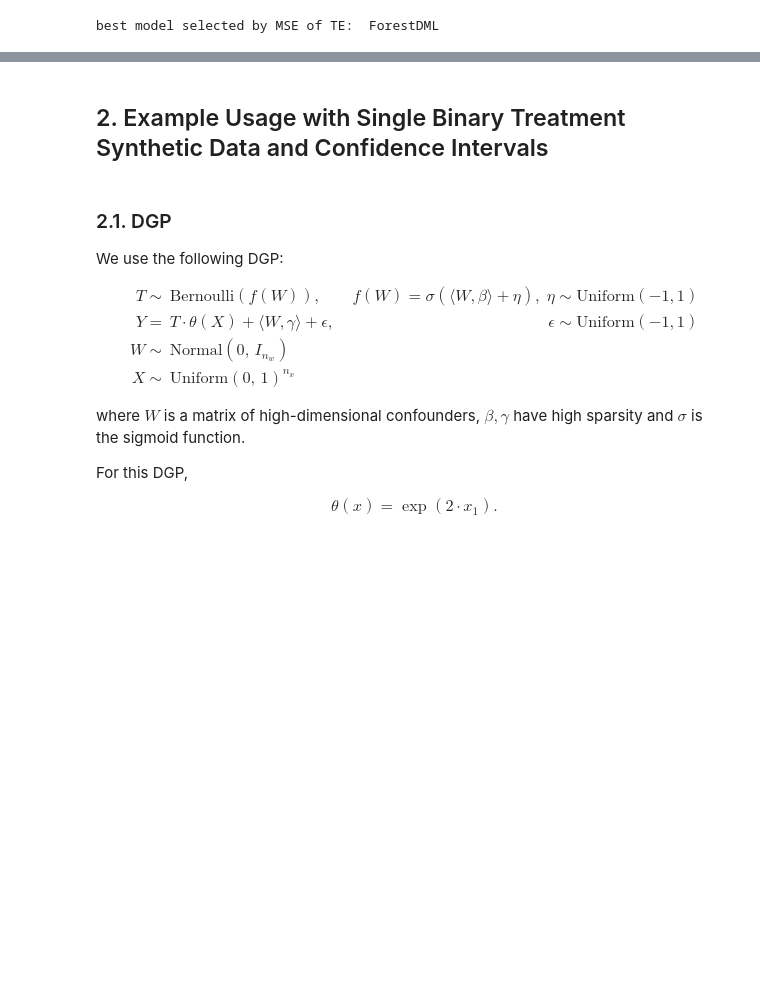
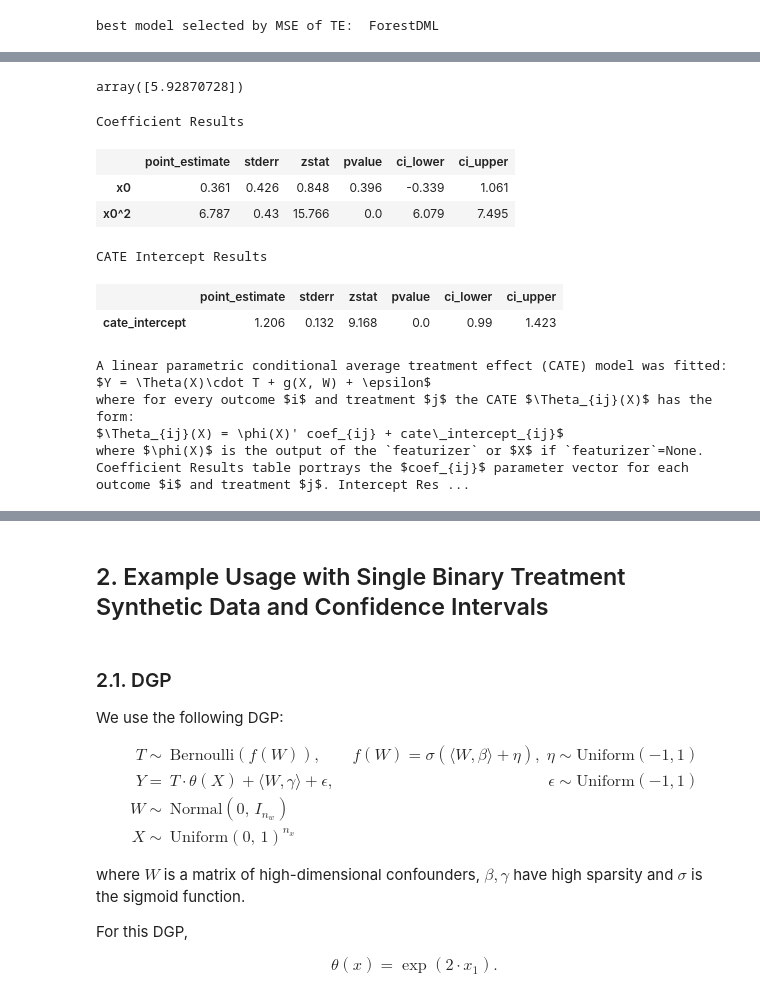
Before and after one commit to py-why/EconML, a Jupyter notebook: notebooks/Double Machine Learning Examples.ipynb, the cells around one changed output, grey strips where cells are left out. Saved outputs shown, nothing was run; the diff lists cells and outputs as text; code cells hidden in the pictures; blank space fills up the shorter version.

Commit message:
added refit example in the dml notebook

```diff
--- a/notebooks/Double Machine Learning Examples.ipynb
+++ b/notebooks/Double Machine Learning Examples.ipynb
@@ -204,0 +209,29 @@ best model selected by MSE of TE:  ForestDML
+# %%
+est = DML(model_y=RandomForestRegressor(),
+          model_t=RandomForestRegressor(),
+          model_final=Lasso(alpha=0.1, fit_intercept=False),
+          featurizer=PolynomialFeatures(degree=1, include_bias=False),
+          random_state=123)
+est.fit(Y_train, T_train, X=X_train, W=W_train, cache_values=True)
+est.coef_
+# %% [output]
+array([5.92870728])
+# %%
+from econml.sklearn_extensions.linear_model import DebiasedLasso
+est.featurizer = PolynomialFeatures(degree=2, include_bias=False)
+est.model_final = DebiasedLasso(fit_intercept=False)
+est.refit_final()
+est.summary()
+# %% [output]
+Coefficient Results
+|  | point_estimate | stderr | zstat | pvalue | ci_lower | ci_upper |
+| x0 | 0.361 | 0.426 | 0.848 | 0.396 | -0.339 | 1.061 |
+| x0^2 | 6.787 | 0.43 | 15.766 | 0.0 | 6.079 | 7.495 |
+CATE Intercept Results
+|  | point_estimate | stderr | zstat | pvalue | ci_lower | ci_upper |
+| cate_intercept | 1.206 | 0.132 | 9.168 | 0.0 | 0.99 | 1.423 |
+A linear parametric conditional average treatment effect (CATE) model was fitted:
+$Y = \Theta(X)\cdot T + g(X, W) + \epsilon$
+where for every outcome $i$ and treatment $j$ the CATE $\Theta_{ij}(X)$ has the form:
+$\Theta_{ij}(X) = \phi(X)' coef_{ij} + cate\_intercept_{ij}$
+where $\phi(X)$ is the output of the `featurizer` or $X$ if `featurizer`=None. Coefficient Results table portrays the $coef_{ij}$ parameter vector for each outcome $i$ and treatment $j$. Intercept Res ...
```
Also changed, not shown: parts of 12 cells of this notebook.
